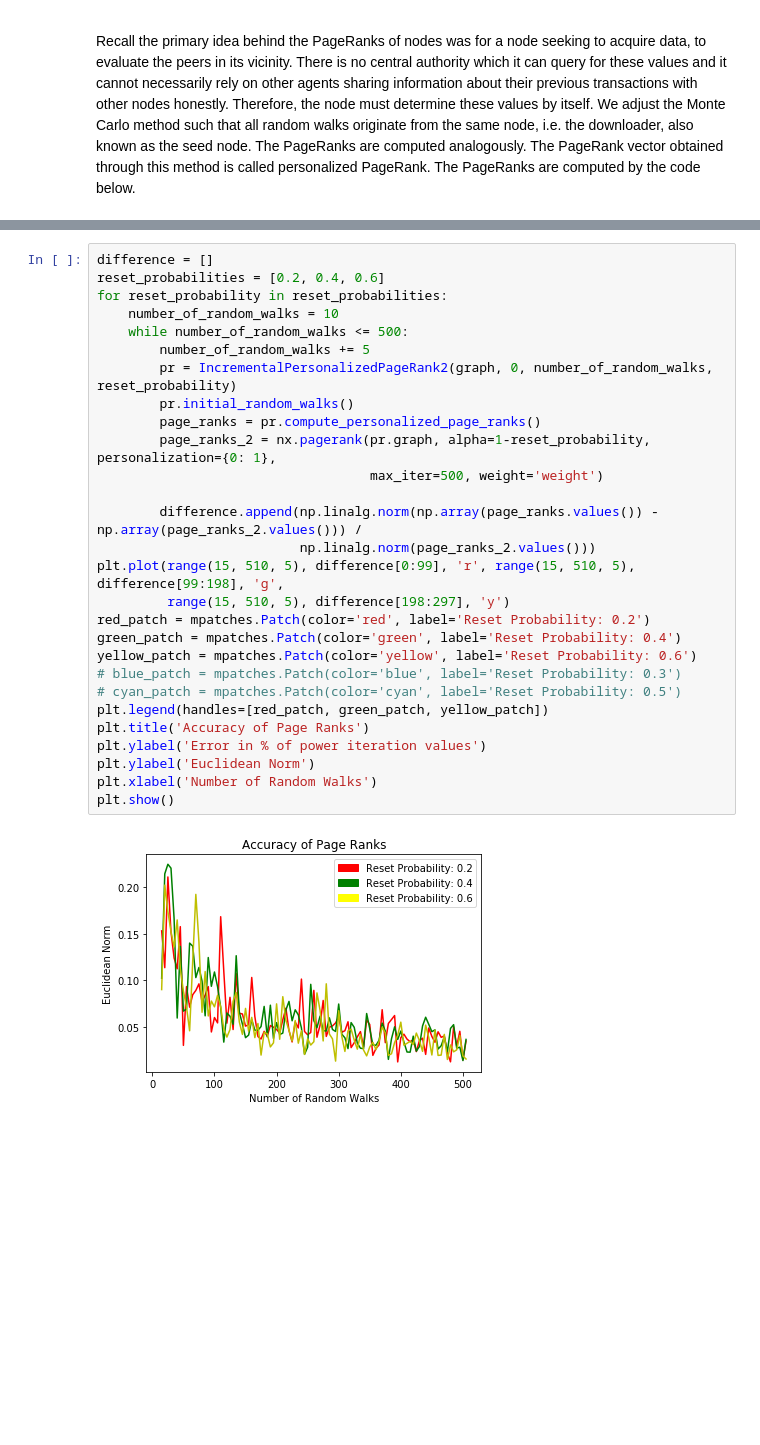
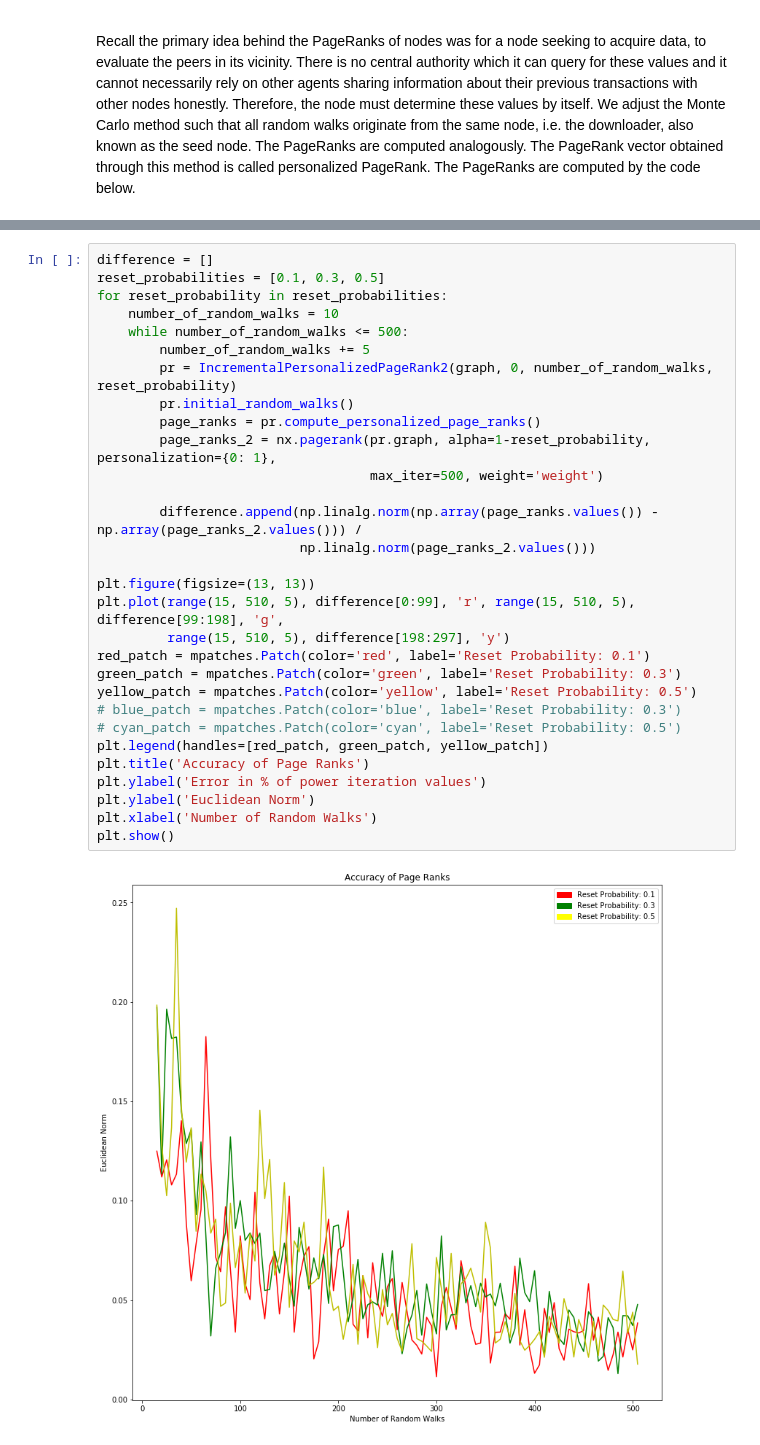
Before and after one commit to Tribler/incremental-pagerank, a Jupyter notebook: Report.ipynb, the cells around one changed output, grey strips where cells are left out. Drawn from its saved outputs; the diff is of its cells as text; blank space fills up the shorter version.

```diff
--- a/Report.ipynb
+++ b/Report.ipynb
@@ -535,30 +594,32 @@ KeyboardInterrupt:
 # %%
 difference = []
-reset_probabilities = [0.2, 0.4, 0.6]
+reset_probabilities = [0.1, 0.3, 0.5]
 for reset_probability in reset_probabilities:
     number_of_random_walks = 10
     while number_of_random_walks <= 500:
         number_of_random_walks += 5
         pr = IncrementalPersonalizedPageRank2(graph, 0, number_of_random_walks, reset_probability)
         pr.initial_random_walks()
         page_ranks = pr.compute_personalized_page_ranks()
         page_ranks_2 = nx.pagerank(pr.graph, alpha=1-reset_probability, personalization={0: 1},
                                    max_iter=500, weight='weight')
 
         difference.append(np.linalg.norm(np.array(page_ranks.values()) - np.array(page_ranks_2.values())) /
                           np.linalg.norm(page_ranks_2.values()))
+
+plt.figure(figsize=(13, 13))
 plt.plot(range(15, 510, 5), difference[0:99], 'r', range(15, 510, 5), difference[99:198], 'g',
          range(15, 510, 5), difference[198:297], 'y')
-red_patch = mpatches.Patch(color='red', label='Reset Probability: 0.2')
-green_patch = mpatches.Patch(color='green', label='Reset Probability: 0.4')
-yellow_patch = mpatches.Patch(color='yellow', label='Reset Probability: 0.6')
+red_patch = mpatches.Patch(color='red', label='Reset Probability: 0.1')
+green_patch = mpatches.Patch(color='green', label='Reset Probability: 0.3')
+yellow_patch = mpatches.Patch(color='yellow', label='Reset Probability: 0.5')
 # blue_patch = mpatches.Patch(color='blue', label='Reset Probability: 0.3')
 # cyan_patch = mpatches.Patch(color='cyan', label='Reset Probability: 0.5')
 plt.legend(handles=[red_patch, green_patch, yellow_patch])
 plt.title('Accuracy of Page Ranks')
 plt.ylabel('Error in % of power iteration values')
 plt.ylabel('Euclidean Norm')
 plt.xlabel('Number of Random Walks')
 plt.show()
 # %% [output]
-[figure, old version]
+[figure, new version]
```
Also changed, not shown: parts of 16 cells of this notebook, 1 other file.
